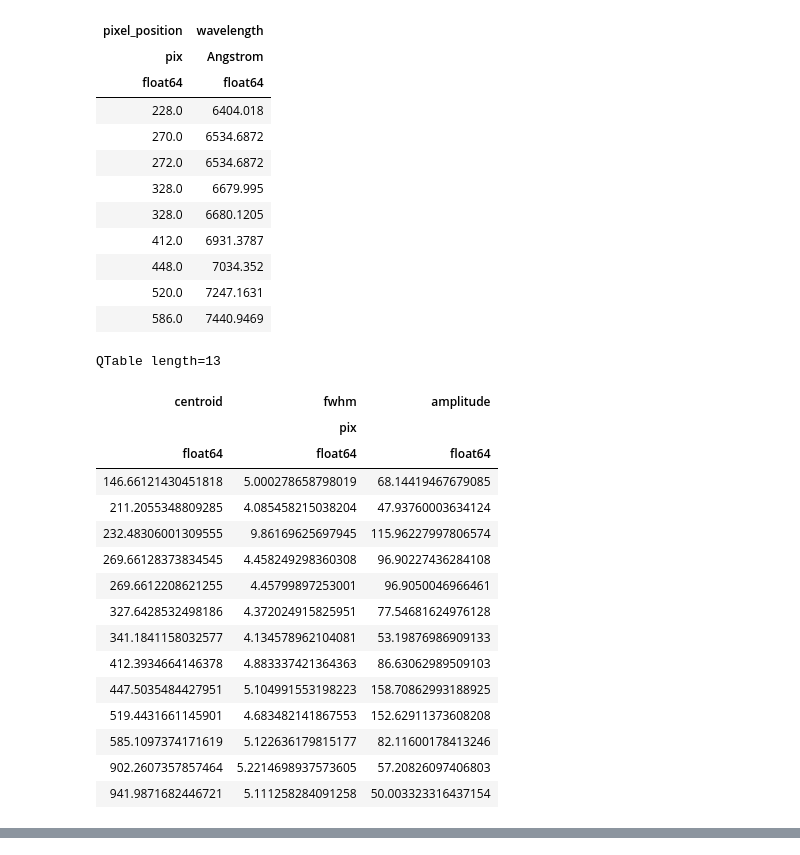
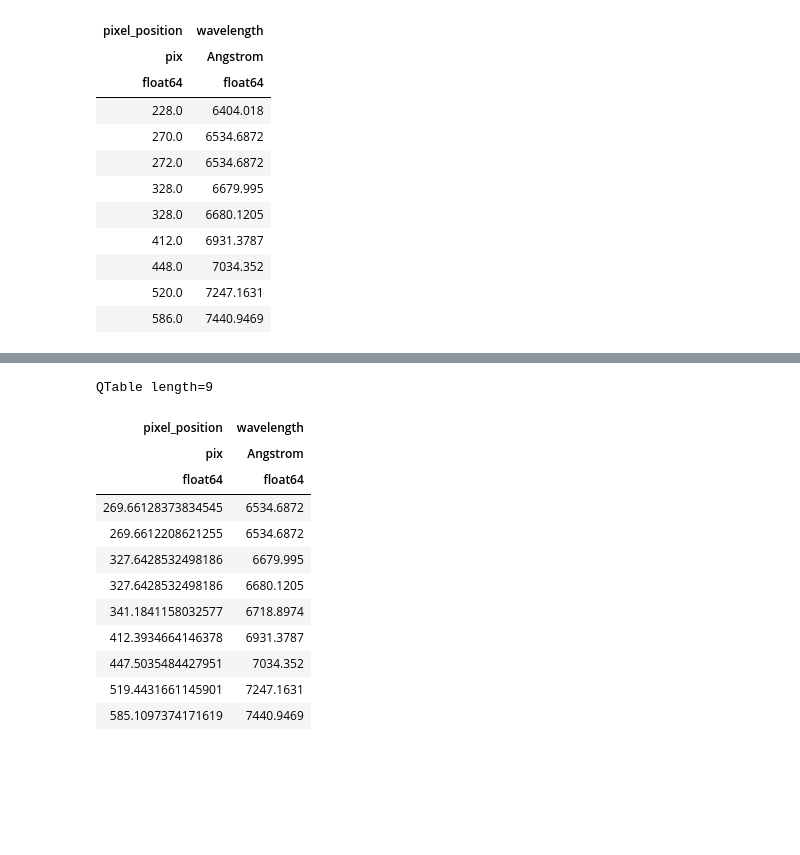
Before and after one commit to astropy/specreduce, a Jupyter notebook: notebook_sandbox/dev.ipynb, the cells around one changed output, grey strips where cells are left out. Drawn from its saved outputs; the diff is of its cells as text; code cells hidden in the pictures; blank space fills up the shorter version.

Commit message:
fix units in match_lines_wcs

```diff
--- a/notebook_sandbox/dev.ipynb
+++ b/notebook_sandbox/dev.ipynb
@@ -346,23 +346,7 @@ QTable length=9
 | 448.0 | 7034.352 |
 | 520.0 | 7247.1631 |
 | 586.0 | 7440.9469 |
-# %%
-find_arc_lines(arc_sub, window=5)
-# %% [output]
-QTable length=13
-| centroid | fwhm | amplitude |
-|  | pix |  |
-| float64 | float64 | float64 |
-| 146.66121430451818 | 5.000278658798019 | 68.14419467679085 |
-| 211.2055348809285 | 4.085458215038204 | 47.93760003634124 |
-| 232.48306001309555 | 9.86169625697945 | 115.96227997806574 |
-| 269.66128373834545 | 4.458249298360308 | 96.90227436284108 |
-| 269.6612208621255 | 4.45799897253001 | 96.9050046966461 |
-| 327.6428532498186 | 4.372024915825951 | 77.54681624976128 |
-| 341.1841158032577 | 4.134578962104081 | 53.19876986909133 |
-| 412.3934664146378 | 4.883337421364363 | 86.63062989509103 |
-| 447.5035484427951 | 5.104991553198223 | 158.70862993188925 |
-| 519.4431661145901 | 4.683482141867553 | 152.62911373608208 |
-| 585.1097374171619 | 5.122636179815177 | 82.11600178413246 |
-| 902.2607357857464 | 5.2214698937573605 | 57.20826097406803 |
-| 941.9871682446721 | 5.111258284091258 | 50.003323316437154 |
+# %%
+cenlist = find_arc_lines(arc_sub, window=5)
+match_lines_wcs(pixel_positions=cenlist['centroid'], catalog_wavelengths=arclist, spectral_wcs=non_linear_wcs.spectral, tolerance=5)
+# %% [output]
@@ -368,0 +354,13 @@ QTable length=13
+QTable length=9
+| pixel_position | wavelength |
+| pix | Angstrom |
+| float64 | float64 |
+| 269.66128373834545 | 6534.6872 |
+| 269.6612208621255 | 6534.6872 |
+| 327.6428532498186 | 6679.995 |
+| 327.6428532498186 | 6680.1205 |
+| 341.1841158032577 | 6718.8974 |
+| 412.3934664146378 | 6931.3787 |
+| 447.5035484427951 | 7034.352 |
+| 519.4431661145901 | 7247.1631 |
+| 585.1097374171619 | 7440.9469 |
```
Also changed, not shown: parts of 1 cell of this notebook, 1 other file.
